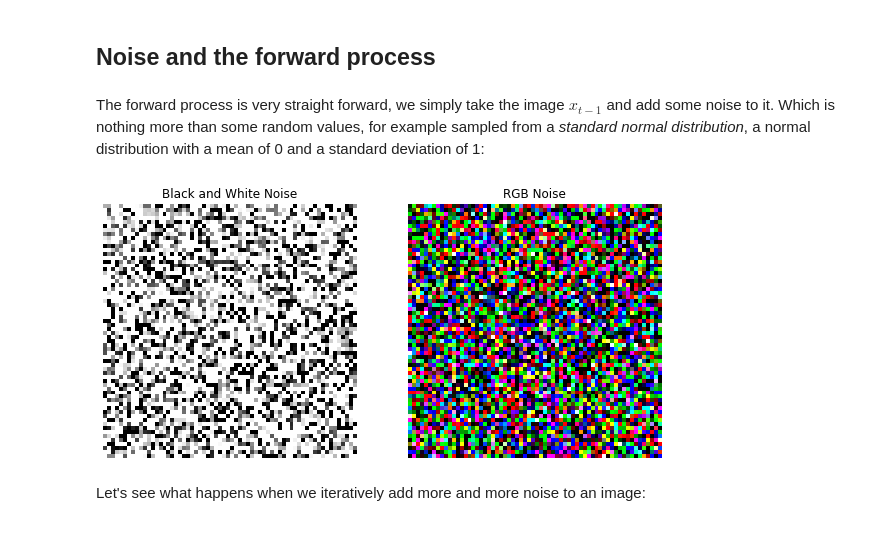
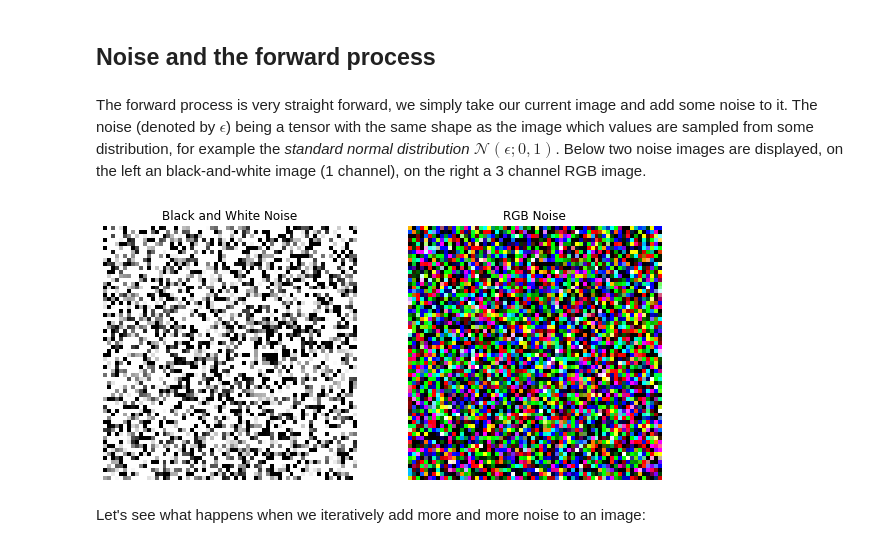
Before and after one commit to lucasvw/lucasvw.github.io, a Jupyter notebook: posts/17_ddpm/index.ipynb, the cells around one changed output. Saved outputs shown, nothing was run; the diff lists cells and outputs as text; code cells hidden in the pictures.

```diff
--- a/posts/17_ddpm/index.ipynb
+++ b/posts/17_ddpm/index.ipynb
@@ -57,7 +57,7 @@ What helps me to think in this stochastic perspective, is to think of the variab
 # %% [markdown]
 ## Noise and the forward process
 # %% [markdown]
-The forward process is very straight forward, we simply take the image $x_{t-1}$ and add some noise to it. Which is nothing more than some random values, for example sampled from a *standard normal distribution*, a normal distribution with a mean of 0 and a standard deviation of 1:
+The forward process is very straight forward, we simply take our current image and add some noise to it. The noise (denoted by $\epsilon$) being a tensor with the same shape as the image which values are sampled from some distribution, for example the *standard normal distribution* $\mathcal{N}(\epsilon;0,1)$. Below two noise images are displayed, on the left an black-and-white image (1 channel), on the right a 3 channel RGB image.
 # %%
 #| code-fold: true
 import random
@@ -154,16 +154,16 @@ def show_images(ims, # Images to show
 # %%
 bw_noise  = torch.randn(64, 64)      # 1 channel: Black and white
 rgb_noise = torch.randn(64, 64, 3)   # 3 channels: RGB
 
 fig, axs = plt.subplots(1, 2, figsize=(10,5))
-axs[0].imshow(bw_noise.clip(0,1));
-axs[1].imshow(rgb_noise.clip(0,1));
+axs[0].imshow(bw_noise.clamp(0,1));
+axs[1].imshow(rgb_noise.clamp(0,1));
 axs[0].set_title("Black and White Noise")
 axs[1].set_title("RGB Noise")
 axs[0].axis('off');
 axs[1].axis('off');
 # %% [output]
-[figure, old version]
+[figure, new version]
 # %% [markdown]
 Let's see what happens when we iteratively add more and more noise to an image:
 # %%
```
Also changed, not shown: parts of 18 cells of this notebook.
